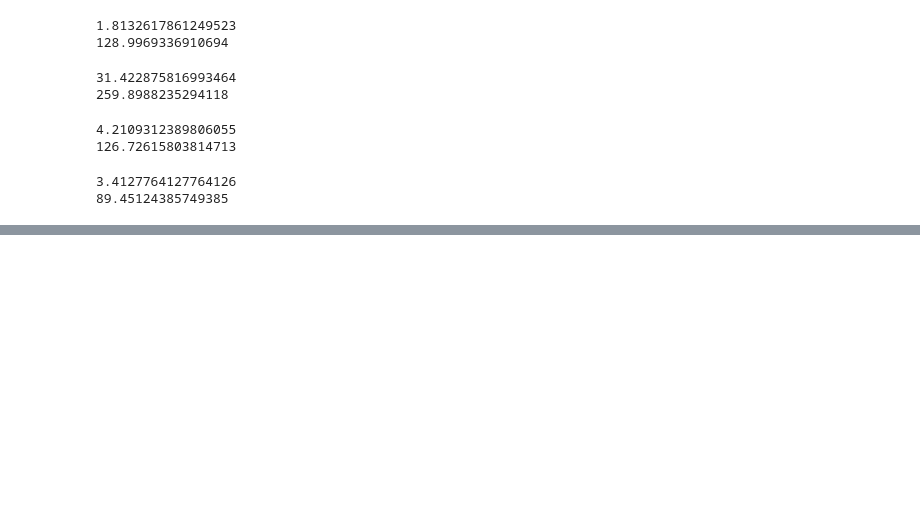
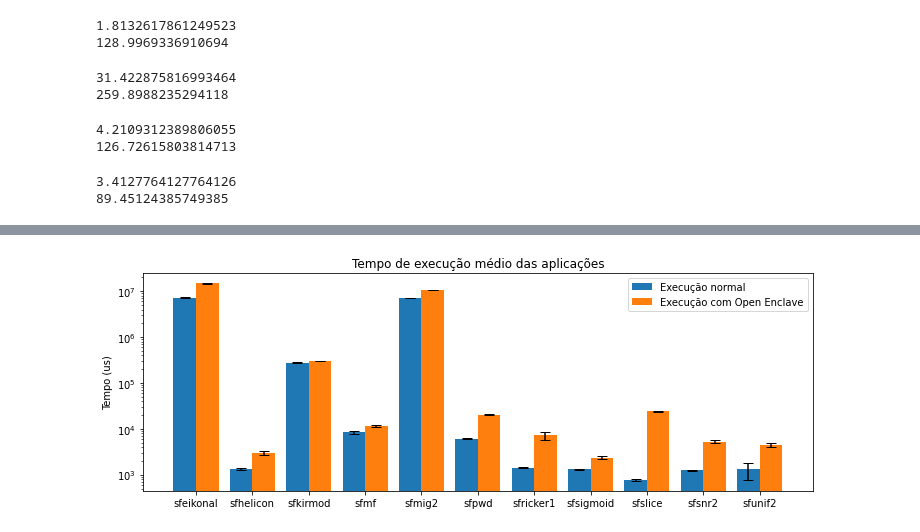
Before and after one commit to AndradeL/pfg-2021, a Jupyter notebook: data/results.ipynb, the cells around one changed output, grey strips where cells are left out. Saved outputs shown, nothing was run; the diff lists cells and outputs as text; code cells hidden in the pictures; blank space fills up the shorter version.

```diff
--- a/data/results.ipynb
+++ b/data/results.ipynb
@@ -5,12 +5,18 @@ import matplotlib.pyplot as plt
 
 # times are in milliseconds
 create_times = []
-_exec_times = []
-_exec_times_enc = []
+normal_means = []
+normal_std = []
+enclave_means = []
+enclave_std = []
+rates = []
 
-app_names = ["zfwi", "zMeikonal", "zMhelicon", "zMkirmod", "zMmf", "zMmig2", "zMpwd", "zMricker1", "zMsigmoid", "zMslice", "zMsnr2", "zMunif2"]
+# app_names = ["zfwi", "zMeikonal", "zMhelicon", "zMkirmod", "zMmf", "zMmig2", "zMpwd", "zMricker1", "zMsigmoid", "zMslice", "zMsnr2", "zMunif2"]
+app_names = []
 
-def collect_data(create_enclave_times, enclave_exec_times, total_enc_times, normal_times, append=True):
+enc_mem = [10240, 81920, 1024, 2048, 1024, 4096, 2048, 128, 512, 1024, 512, 32]
+
+def collect_data(name, create_enclave_times, enclave_exec_times, total_enc_times, normal_times, append=True):
     enclave_exec_mean = np.mean(enclave_exec_times)
     enclave_exec_dv = np.std(enclave_exec_times)
     enclave_total_mean = np.mean(total_enc_times)
@@ -19,10 +25,13 @@ def collect_data(create_enclave_times, enclave_exec_times, total_enc_times, norm
     normal_exec_dv = np.std(normal_times)
 
     create_times.append(create_enclave_times)
-    _exec_times.append(normal_times)
-    _exec_times_enc.append(enclave_exec_times)
 
     if (append):
+        app_names.append(name)
+        normal_means.append(normal_exec_mean)
+        normal_std.append(normal_exec_dv)
+        enclave_means.append(enclave_exec_mean)
+        enclave_std.append(enclave_exec_dv)
         rates.append(enclave_exec_mean / normal_exec_mean)
 
     print(enclave_exec_mean / normal_exec_mean)
@@ -208,0 +227,24 @@ plt.show()
+# %%
+x = np.arange(len(app_names))
+width = 0.4
+
+fig, ax = plt.subplots()
+rects1 = ax.bar(x - width/2, normal_means, width, label='Execução normal')
+rects2 = ax.bar(x + width/2, enclave_means, width, label='Execução com Open Enclave')
+ax.errorbar(x - width/2, normal_means, yerr=normal_std, capsize=5, fmt=' ', color='black')
+ax.errorbar(x + width/2, enclave_means, yerr=enclave_std, capsize=5, fmt=' ', color='black')
+
+# Add some text for labels, title and custom x-axis tick labels, etc.
+ax.set_ylabel('Tempo (us)')
+ax.set_title('Tempo de execução médio das aplicações')
+ax.set_xticks(x)
+ax.set_xticklabels(app_names)
+ax.legend()
+
+ax.autoscale(True)
+ax.set_xmargin(0.05)
+fig.set_figwidth(12)
+plt.yscale("log")
+plt.show()
+# %% [output]
+[figure, added]
```
Also changed, not shown: parts of 15 cells of this notebook.
